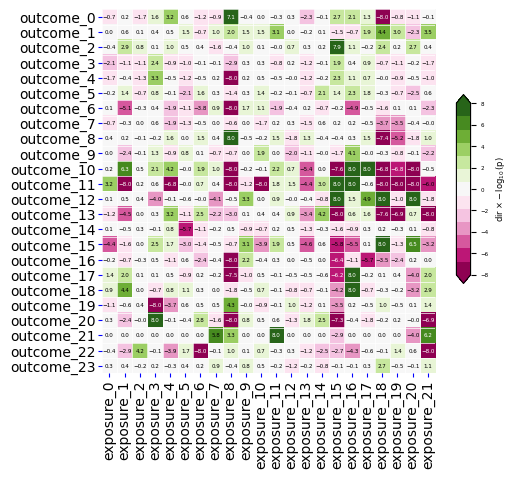
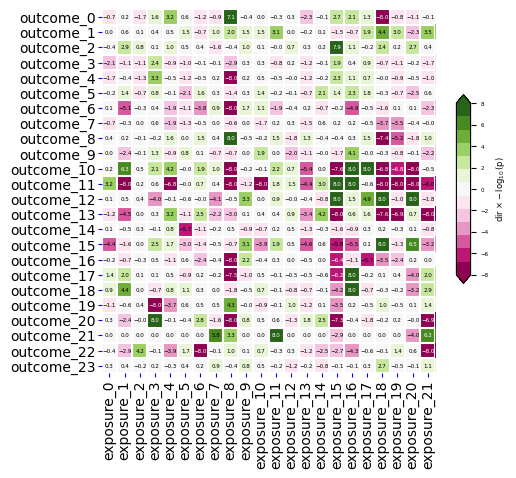
The notebook cell's code change between the first figure and the second:
--- before
+++ after
@@ -1,17 +1,24 @@
-fig, ax = plt.subplots(1, figsize=(12*CMTOINCH, 12*CMTOINCH))
+fig, ax = plt.subplots(1, figsize=(12 * CMTOINCH, 12 * CMTOINCH))
 # location of cbar
-cbar_ax = fig.add_axes([.91, .3, .03, .4])
+cbar_ax = fig.add_axes([0.91, 0.3, 0.03, 0.4])
 # plotting heatmap
-im, cbar = heatmap.heatmap(data=matrix, row_labels=matrix.index.to_list(),
-                           col_labels=matrix.columns.to_list(), ax=ax,
-                           cmap=cmap,grid_linewidth=LWD,
-                           )
+im, cbar = heatmap.heatmap(
+    data=matrix,
+    row_labels=matrix.index.to_list(),
+    col_labels=matrix.columns.to_list(),
+    ax=ax,
+    cmap=cmap,
+    grid_linewidth=LWD,
+)
 # adding annotation
 texts = heatmap.annotate_heatmap(im, threshold=6, valfmt="{x:.1f}", fontsize=4)
 
 # adding cbar
-fig.colorbar(mpl.cm.ScalarMappable(norm=norm, cmap=cmap),
-             cax=cbar_ax, orientation='vertical', extend='both',
-             )
+fig.colorbar(
+    mpl.cm.ScalarMappable(norm=norm, cmap=cmap),
+    cax=cbar_ax,
+    orientation="vertical",
+    extend="both",
+)
 # cbar formatting
 cbar_ax.set_ylabel(CBAR_LABEL, fontsize=CBAR_FSIZE, rotation=90, labelpad=4)
@@ -20,4 +27,3 @@
 # ticks
 im.axes.tick_params(pad=PAD, color=COLB, length=LENT, bottom=True)
-_ = im.axes.set_xticklabels(im.axes.get_xmajorticklabels(), 
-                        rotation=90, va='center')
+_ = im.axes.set_xticklabels(im.axes.get_xmajorticklabels(), rotation=90, va="center")

Commit: docs(examples): minor doc fix, standardised the code format